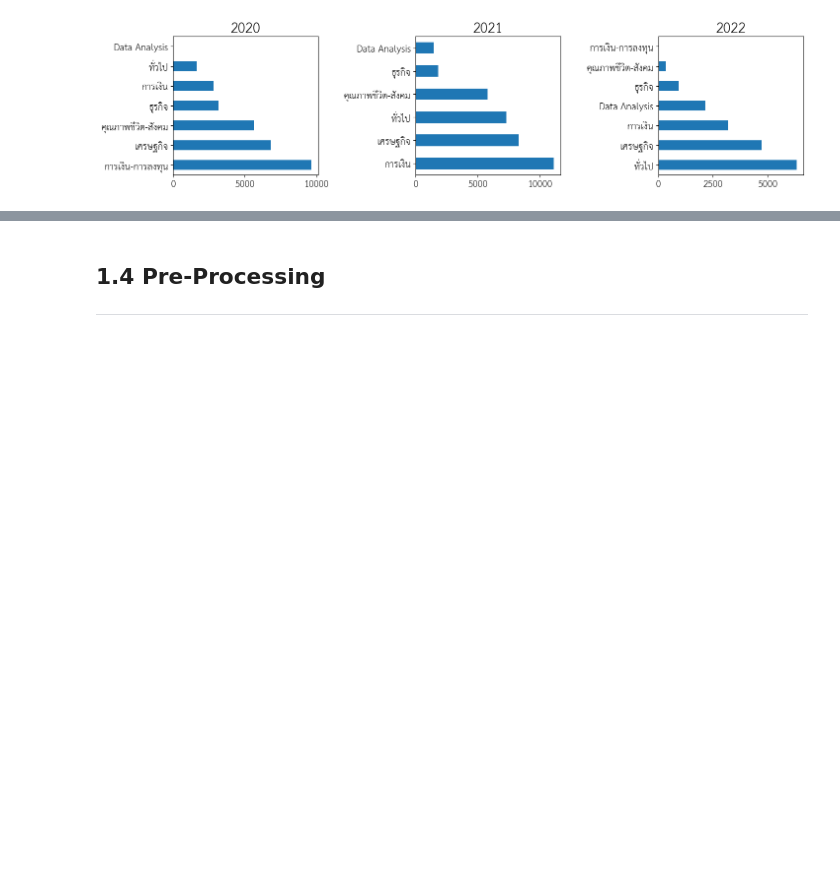
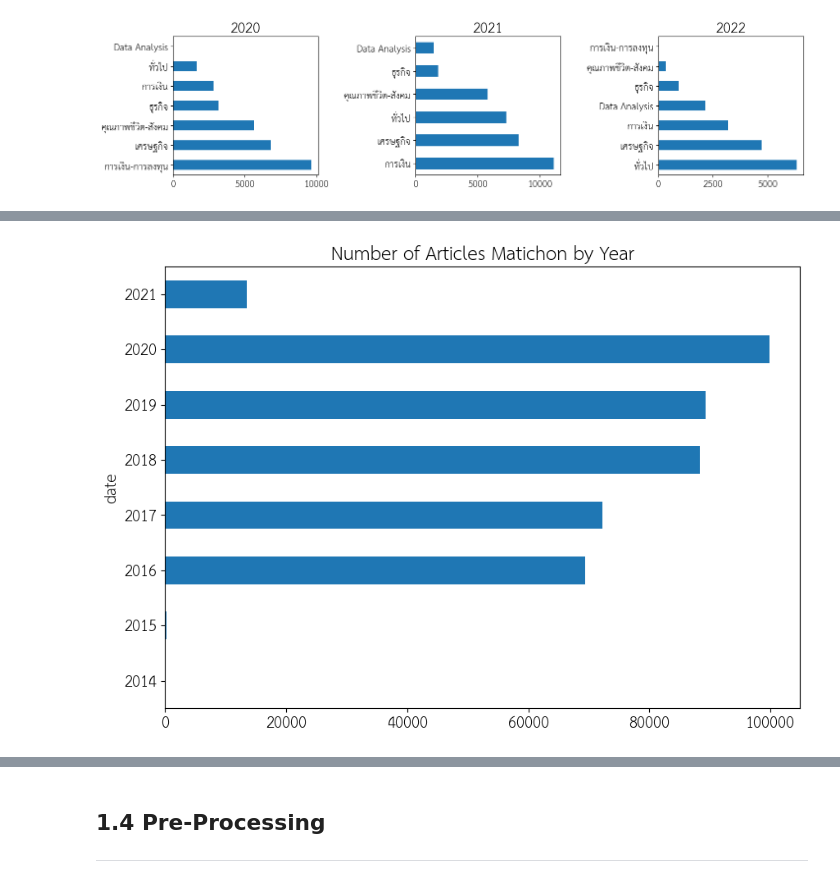
Before and after one commit to pichayaanik/Capstone_PichayaAnik, a Jupyter notebook: code/Capstone.ipynb, the cells around one changed output, grey strips where cells are left out. Cells and saved outputs as stored; diff of their text form; code cells hidden in the pictures; blank space fills up the shorter version.

```diff
--- a/code/Capstone.ipynb
+++ b/code/Capstone.ipynb
@@ -198,0 +297,7 @@ for n, year in enumerate(years):
+# %%
+# Number of Article by Year
+plt.figure(figsize=(10,7))
+plt.title('Number of Articles Matichon by Year')
+matichon.groupby(matichon['date'].dt.year)['headline'].count().plot(kind='barh');
+# %% [output]
+[figure, added]
```
Also changed, not shown: parts of 44 cells of this notebook, 1 other file.
